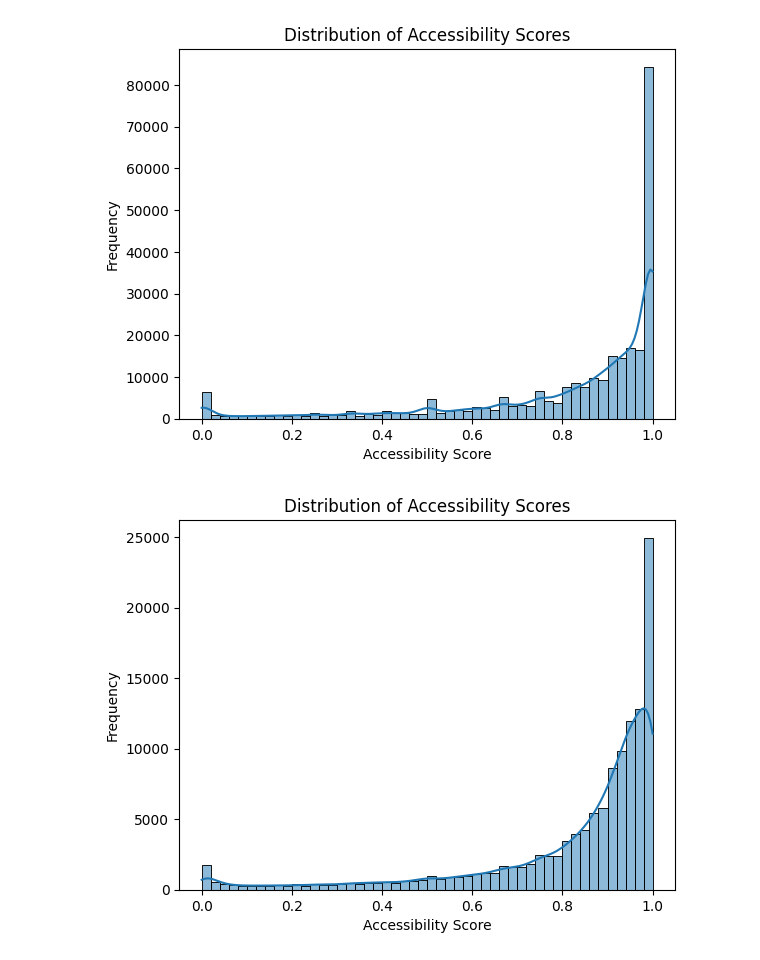
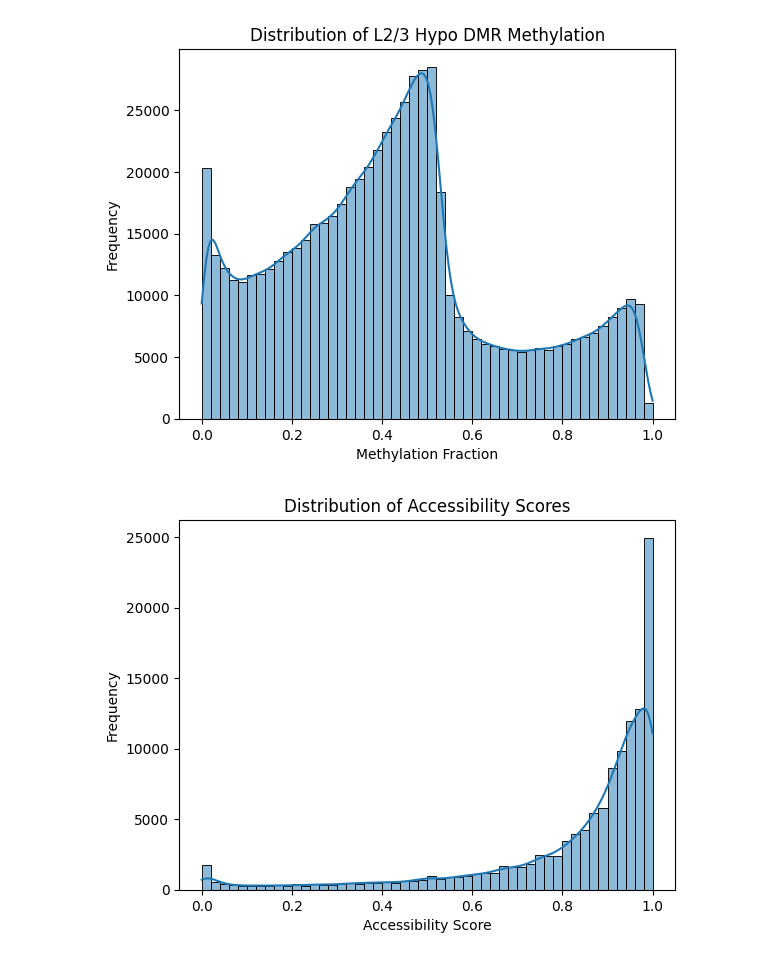
Before and after one commit to asunboi/get, a Jupyter notebook: 1_methyl_preprocess/distribution.ipynb, the cells around one changed output. Drawn from its saved outputs; the diff is of its cells as text; code cells hidden in the pictures.

Commit message:
used liu et al corrected dmrs and methyl bw, used multiple cell types gh-2

```diff
--- a/1_methyl_preprocess/distribution.ipynb
+++ b/1_methyl_preprocess/distribution.ipynb
@@ -4,21 +4,21 @@ import matplotlib.pyplot as plt
 import seaborn as sns
 # %%
 # Adjust delimiter if needed (default is tab for BED)
-bed = pd.read_csv("/home/alsun/get/1_methyl_preprocess/SAA-125-2M_L2-3.CGN-both.frac.filtered.bed", sep='\t', header=None)
+bed = pd.read_csv("/home/alsun/get/1_methyl_pre_070725/L2_3_IT_CTX_Glut.CGN.bed", sep='\t', header=None)
 
 # View first few lines
 bed.head()
 
 # Use seaborn for a smooth distribution
 sns.histplot(bed[3], bins=50, kde=True)
 
 # Customize plot
-plt.title("Distribution of Accessibility Scores")
-plt.xlabel("Accessibility Score")
+plt.title("Distribution of L2/3 Hypo DMR Methylation")
+plt.xlabel("Methylation Fraction")
 plt.ylabel("Frequency")
 plt.show()
 # %% [output]
-[figure, old version]
+[figure, new version]
 # %%
 # Adjust delimiter if needed (default is tab for BED)
 bed = pd.read_csv("/home/alsun/get/1_methyl_preprocess/SAA-125-2M_L2-3.CGN-both.frac.atac.canon.filter.bed", sep='\t', header=None)
```
Also changed, not shown: parts of 4 cells of this notebook, 4 other files.
